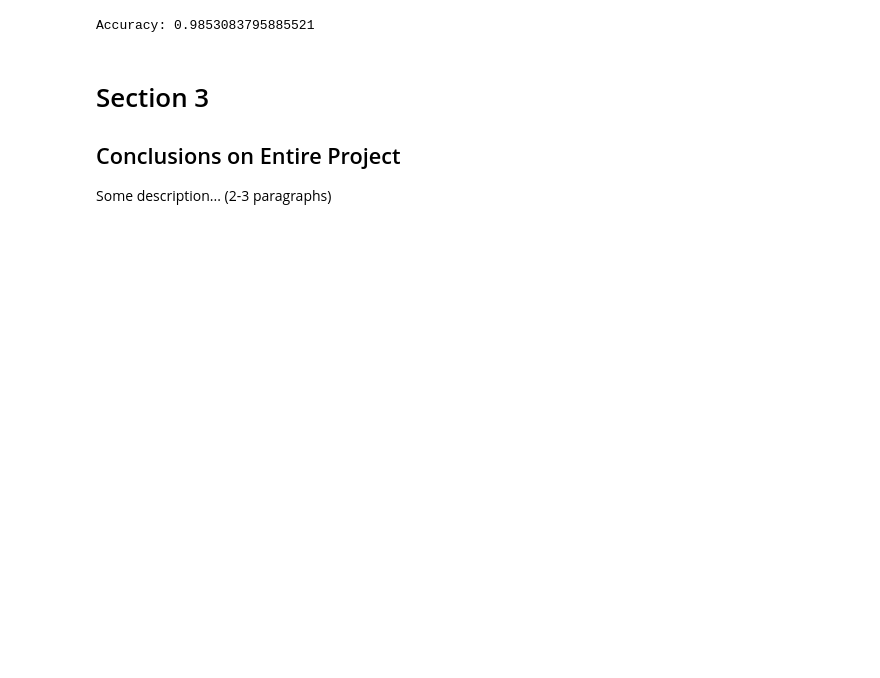
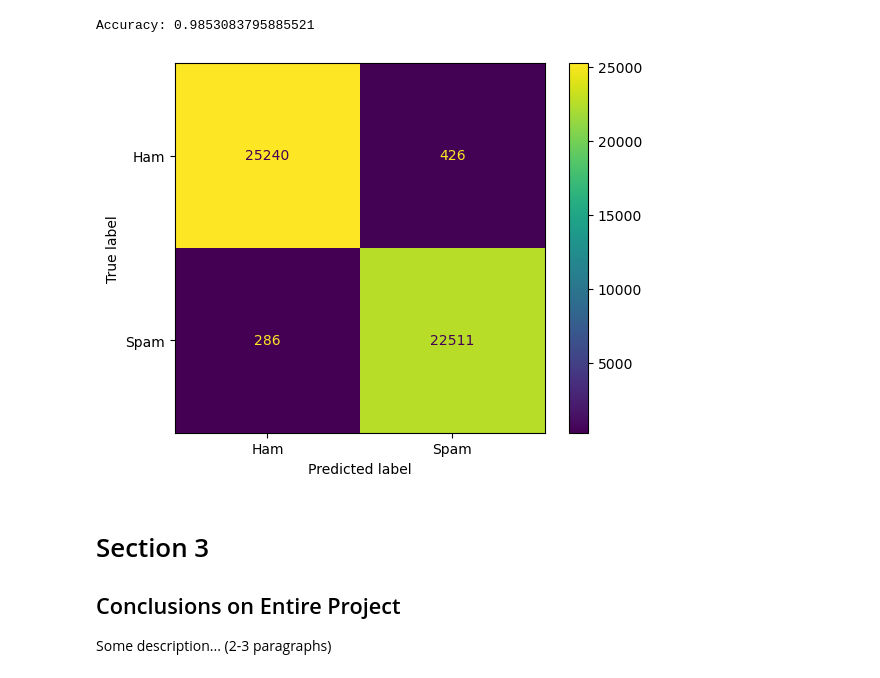
Before and after one commit to cphinric/ml_finial_project, a Jupyter notebook: machine_learning_final.ipynb, the cells around one changed output. Drawn from its saved outputs; the diff is of its cells as text; code cells hidden in the pictures; blank space fills up the shorter version.

```diff
--- a/machine_learning_final.ipynb
+++ b/machine_learning_final.ipynb
@@ -123,9 +132,9 @@ Accuracy:
 # %%
 # Evalutate Linear Regression model by comparing
-y_pred = linRegModel.predict(X_test)
+linRegPred = linRegModel.predict(X_test)
 
 
-print("Accuracy:", accuracy_score(y_test, y_pred))
+print("Accuracy:", accuracy_score(y_test, linRegPred))
 
 #print("F1 score:\n", f1_score(y_test, naiBayPrediction))
 #print("Precision score:\n", precision_score(y_test, y_pred))
@@ -134,6 +143,13 @@ print("Accuracy:", accuracy_score(y_test, y_pred))
 #print("Confusion Matrix:\n", confusion_matrix(y_test, y_pred))
 # %% [output]
 Accuracy: 0.9853083795885521
+# %%
+linRegMatrix = confusion_matrix(y_test, linRegPred)
+displayMatrix = metrics.ConfusionMatrixDisplay(confusion_matrix = linRegMatrix, display_labels = ['Ham', 'Spam'])
+displayMatrix.plot()
+plt.show()
+# %% [output]
+[figure, added]
 # %% [markdown]
 # Section 3
 
```
Also changed, not shown: parts of 6 cells of this notebook.
